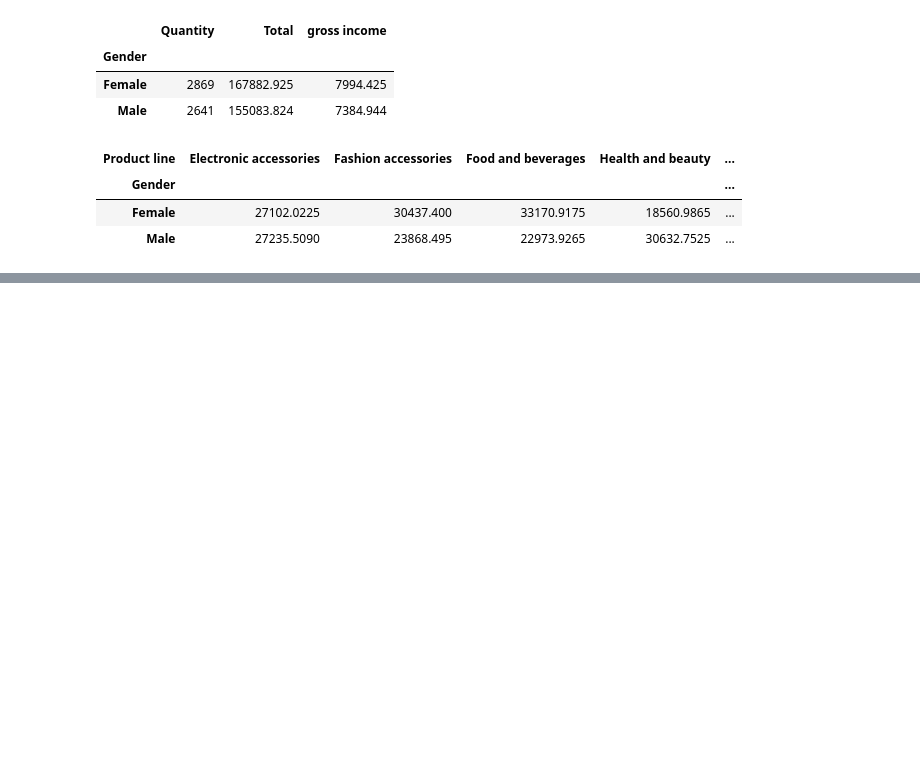
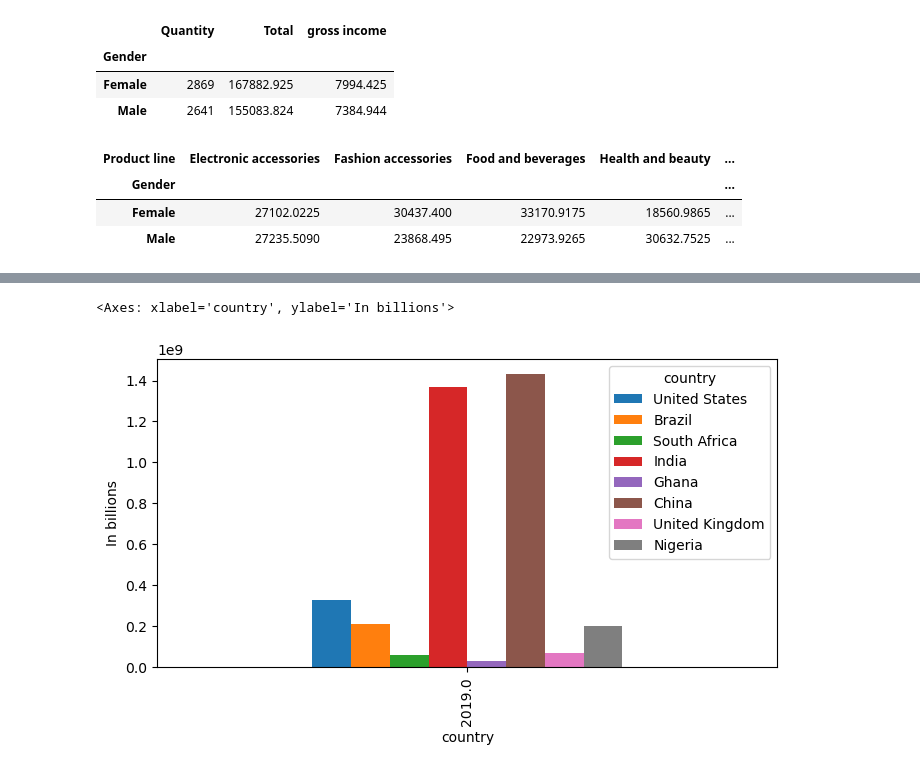
Before and after one commit to ad3rinto/react-intro-smilga, a Jupyter notebook: Data Analysis - Youtube/Population Analysis.ipynb, the cells around one changed output, grey strips where cells are left out. Drawn from its saved outputs; the diff is of its cells as text; code cells hidden in the pictures; blank space fills up the shorter version.

```diff
--- a/Data Analysis - Youtube/Population Analysis.ipynb
+++ b/Data Analysis - Youtube/Population Analysis.ipynb
@@ -184,0 +266,2 @@ sm_df.pivot_table(index="Gender",
+# %%
+df_year = df_year.T
@@ -184,0 +279,5 @@ sm_df.pivot_table(index="Gender",
+# %%
+df_year.plot(kind="bar", figsize=(8,4), xlabel="country", ylabel="In billions")
+# %% [output]
+<Axes: xlabel='country', ylabel='In billions'>
+[figure, added]
```
Also changed, not shown: parts of 21 cells of this notebook, 2 other files.
